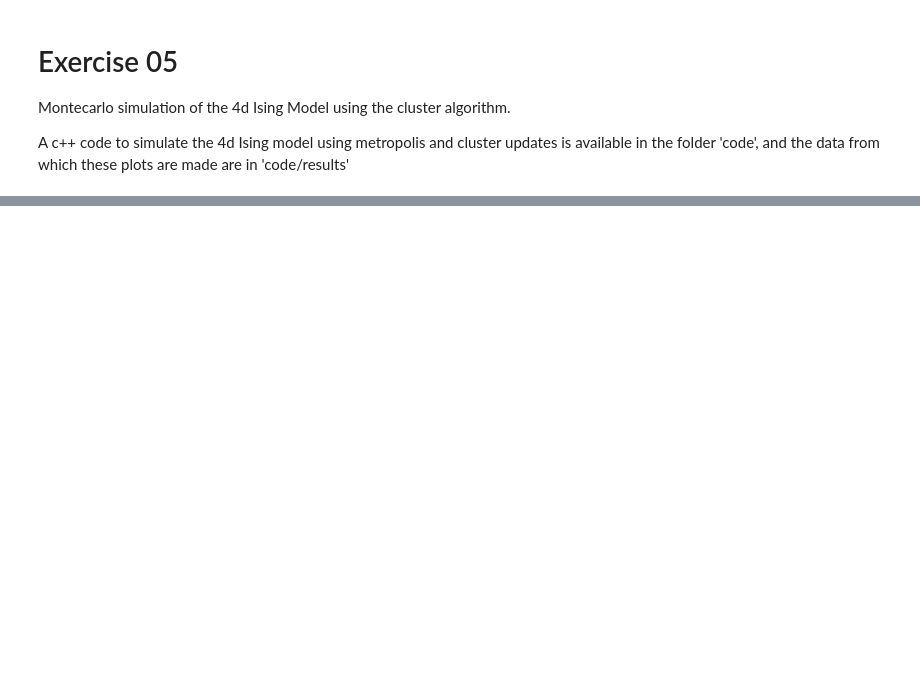
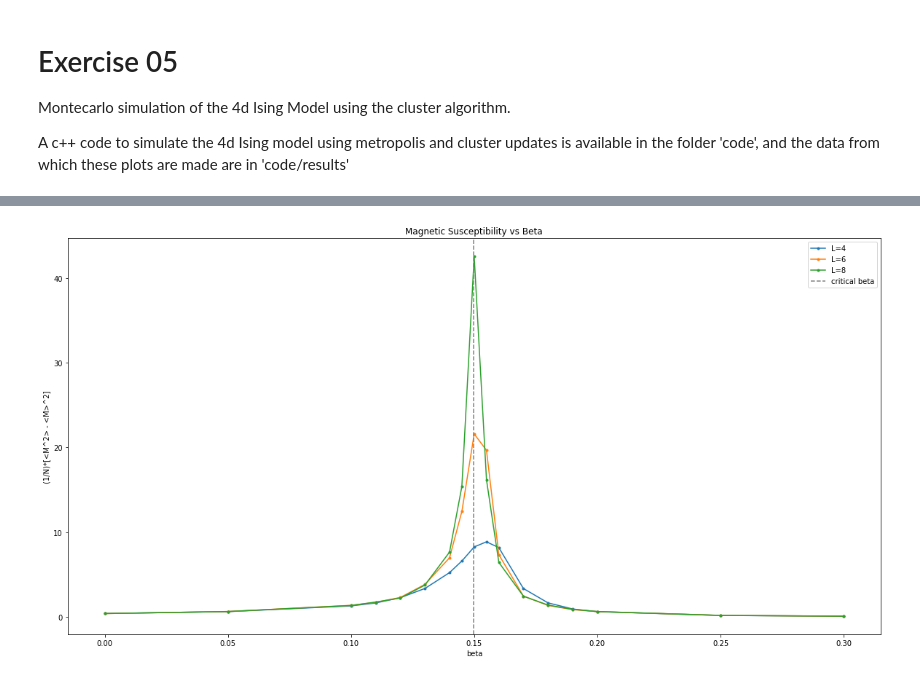
Before and after one commit to lkeegan/LQCD, a Jupyter notebook: exercise-05/solution-05.ipynb, the cells around one changed output, grey strips where cells are left out. Saved outputs shown, nothing was run; the diff lists cells and outputs as text; code cells hidden in the pictures; blank space fills up the shorter version.

```diff
--- a/exercise-05/solution-05.ipynb
+++ b/exercise-05/solution-05.ipynb
@@ -41,0 +55,8 @@ plt.show()
+# %%
+plt.figure()
+plot_data(plt, 7)
+plt.ylabel('(1/N)*[<M^2> - <M>^2]')
+plt.title('Magnetic Susceptibility vs Beta')
+plt.show()
+# %% [output]
+[figure, added]
```
Also changed, not shown: parts of 4 cells of this notebook, 9 other files.
